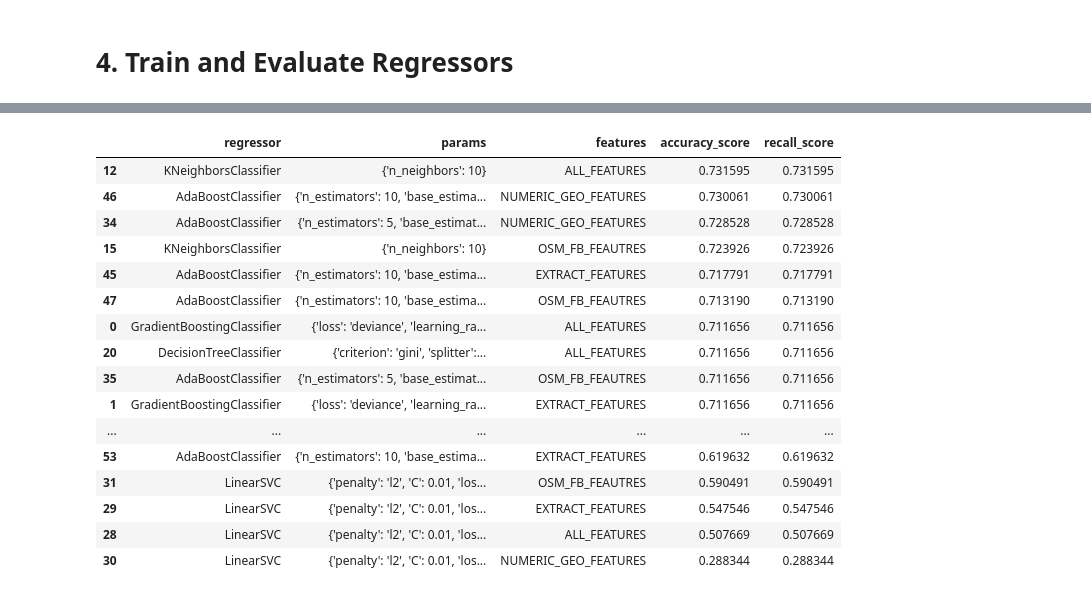
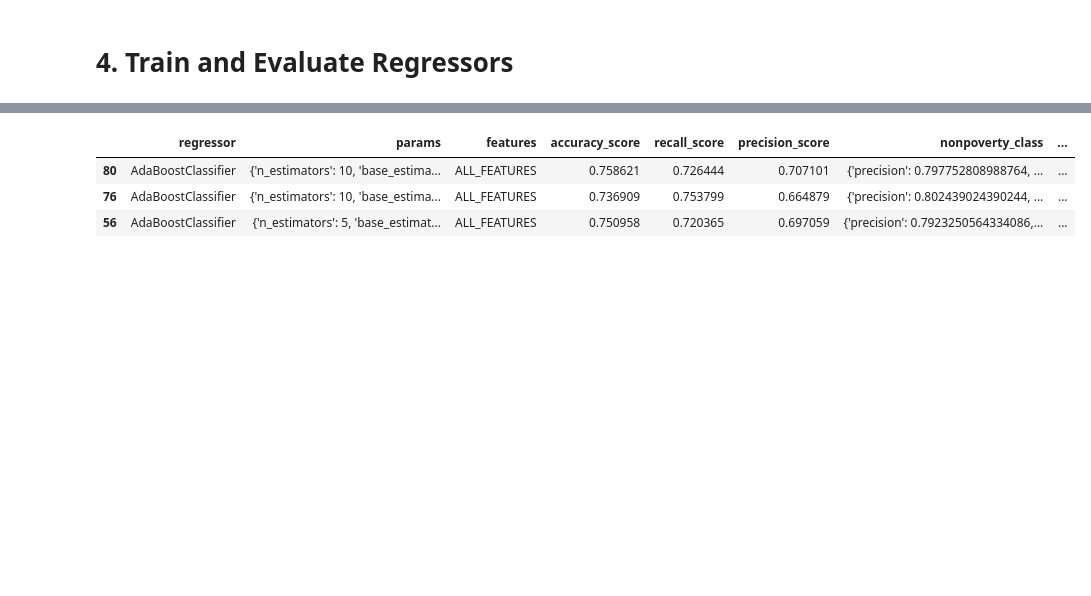
Before and after one commit to dime-worldbank/big-data-poverty-estimation, a Jupyter notebook: DataWork/03_analysis/poverty_estimation/01_predict_outcomes.ipynb, the cells around one changed output, grey strips where cells are left out. Cells and saved outputs as stored; diff of their text form; code cells hidden in the pictures; blank space fills up the shorter version.

```diff
--- a/DataWork/03_analysis/poverty_estimation/01_predict_outcomes.ipynb
+++ b/DataWork/03_analysis/poverty_estimation/01_predict_outcomes.ipynb
@@ -325,12 +312,21 @@ df_final
 # %% [markdown]
 # 3. Split data into test/train and normalize
 # %%
+from imblearn.over_sampling import RandomOverSampler
+
 LABEL = 'in_poverty'
 TEST_SIZE = 0.2
 
+# Save df
+df_final.to_pickle('saved_objects/fully_prepped.pkl')
+
 # Separate feature sets from label sets
-x_df = df_final.drop(labels=[LABEL], axis=1)
+x_df = df_final.drop(labels=[LABEL, 'uid'], axis=1)
 y_df = df_final[LABEL]
+
+# Oversample for more balanced data
+oversample = RandomOverSampler(sampling_strategy=0.75, random_state=1)
+x_df, y_df = oversample.fit_resample(x_df, y_df)
 
 # Split into test and train sets for features and labels
 x_train, x_test, y_train, y_test =  train_test_split(x_df, y_df, test_size=TEST_SIZE)
@@ -370,6 +366,11 @@ Name: in_poverty, dtype: int64
 # %%
 # Using code in run_grid.py
 from run_grid import train_models, evaluate_models
+# %%
+df_viirs = processed_gdf.filter(regex='viirs').filter(regex='_2km')
+df_landsat = processed_gdf.filter(regex='^b').filter(regex='_1km')
+df_osm = processed_gdf.filter(regex='fclass').filter(regex='meters')
+df_facebook = processed_gdf.filter(regex='^estimate_dau')
 # %%
 # DEFINE FEATURE GROUPS
 geo_features = df_viirs.columns.tolist() + df_landsat.columns.tolist()
@@ -412,20 +410,7 @@ results_df.to_csv(os.path.join('output', 'binary_results.csv'))
 # %%
-results_df.sort_values('accuracy_score', ascending=False)
+results_df[results_df['features'] == 'ALL_FEATURES'].sort_values('score', ascending=False).head(3)
 # %% [output]
-|  | regressor | params | features | accuracy_score | recall_score |
-| 12 | KNeighborsClassifier | {'n_neighbors': 10} | ALL_FEATURES | 0.731595 | 0.731595 |
-| 46 | AdaBoostClassifier | {'n_estimators': 10, 'base_estima... | NUMERIC_GEO_FEATURES | 0.730061 | 0.730061 |
-| 34 | AdaBoostClassifier | {'n_estimators': 5, 'base_estimat... | NUMERIC_GEO_FEATURES | 0.728528 | 0.728528 |
-| 15 | KNeighborsClassifier | {'n_neighbors': 10} | OSM_FB_FEAUTRES | 0.723926 | 0.723926 |
-| 45 | AdaBoostClassifier | {'n_estimators': 10, 'base_estima... | EXTRACT_FEATURES | 0.717791 | 0.717791 |
-| 47 | AdaBoostClassifier | {'n_estimators': 10, 'base_estima... | OSM_FB_FEAUTRES | 0.713190 | 0.713190 |
-| 0 | GradientBoostingClassifier | {'loss': 'deviance', 'learning_ra... | ALL_FEATURES | 0.711656 | 0.711656 |
-| 20 | DecisionTreeClassifier | {'criterion': 'gini', 'splitter':... | ALL_FEATURES | 0.711656 | 0.711656 |
-| 35 | AdaBoostClassifier | {'n_estimators': 5, 'base_estimat... | OSM_FB_FEAUTRES | 0.711656 | 0.711656 |
-| 1 | GradientBoostingClassifier | {'loss': 'deviance', 'learning_ra... | EXTRACT_FEATURES | 0.711656 | 0.711656 |
-| ... | ... | ... | ... | ... | ... |
-| 53 | AdaBoostClassifier | {'n_estimators': 10, 'base_estima... | EXTRACT_FEATURES | 0.619632 | 0.619632 |
-| 31 | LinearSVC | {'penalty': 'l2', 'C': 0.01, 'los... | OSM_FB_FEAUTRES | 0.590491 | 0.590491 |
-| 29 | LinearSVC | {'penalty': 'l2', 'C': 0.01, 'los... | EXTRACT_FEATURES | 0.547546 | 0.547546 |
-| 28 | LinearSVC | {'penalty': 'l2', 'C': 0.01, 'los... | ALL_FEATURES | 0.507669 | 0.507669 |
-| 30 | LinearSVC | {'penalty': 'l2', 'C': 0.01, 'los... | NUMERIC_GEO_FEATURES | 0.288344 | 0.288344 |
+|  | regressor | params | features | accuracy_score | recall_score | precision_score | nonpoverty_class | ... |
+| 80 | AdaBoostClassifier | {'n_estimators': 10, 'base_estima... | ALL_FEATURES | 0.758621 | 0.726444 | 0.707101 | {'precision': 0.797752808988764, ... | ... |
+| 76 | AdaBoostClassifier | {'n_estimators': 10, 'base_estima... | ALL_FEATURES | 0.736909 | 0.753799 | 0.664879 | {'precision': 0.802439024390244, ... | ... |
+| 56 | AdaBoostClassifier | {'n_estimators': 5, 'base_estimat... | ALL_FEATURES | 0.750958 | 0.720365 | 0.697059 | {'precision': 0.7923250564334086,... | ... |
```
Also changed, not shown: parts of 7 cells of this notebook.
